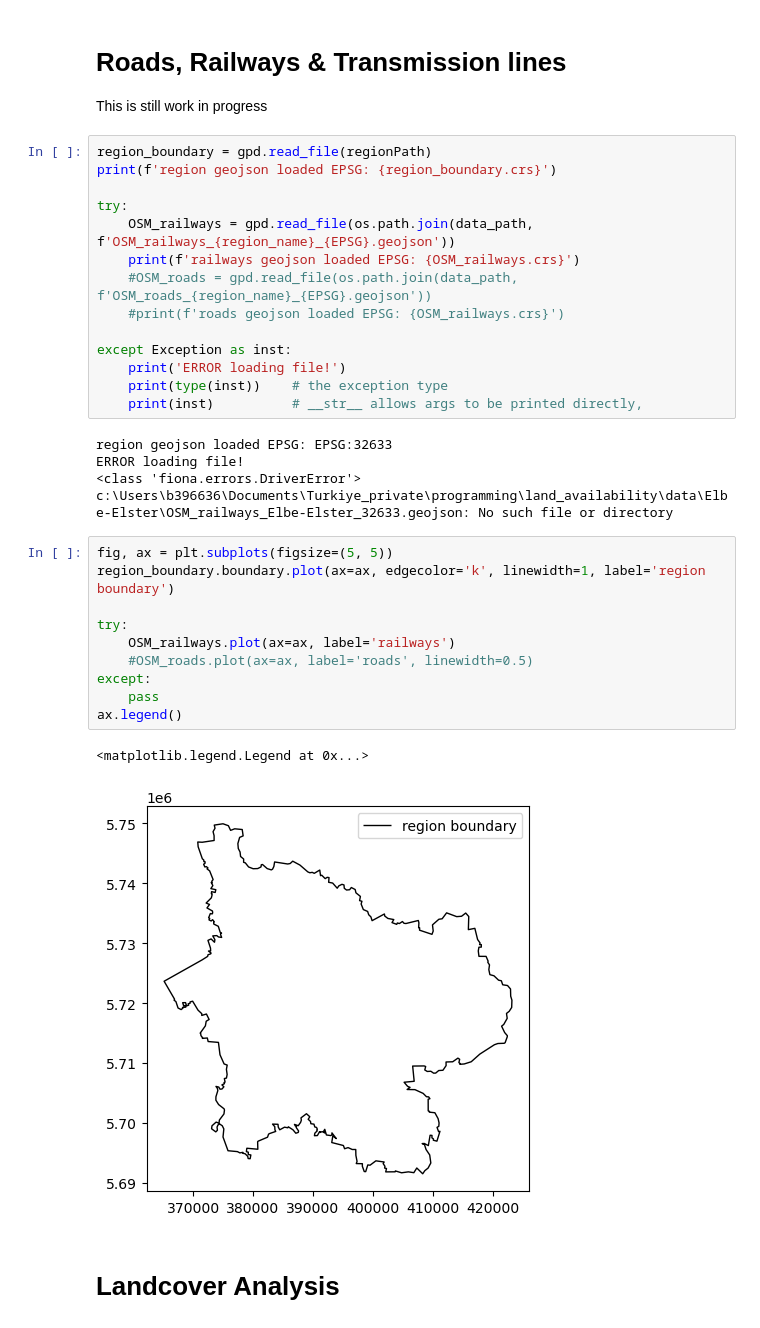
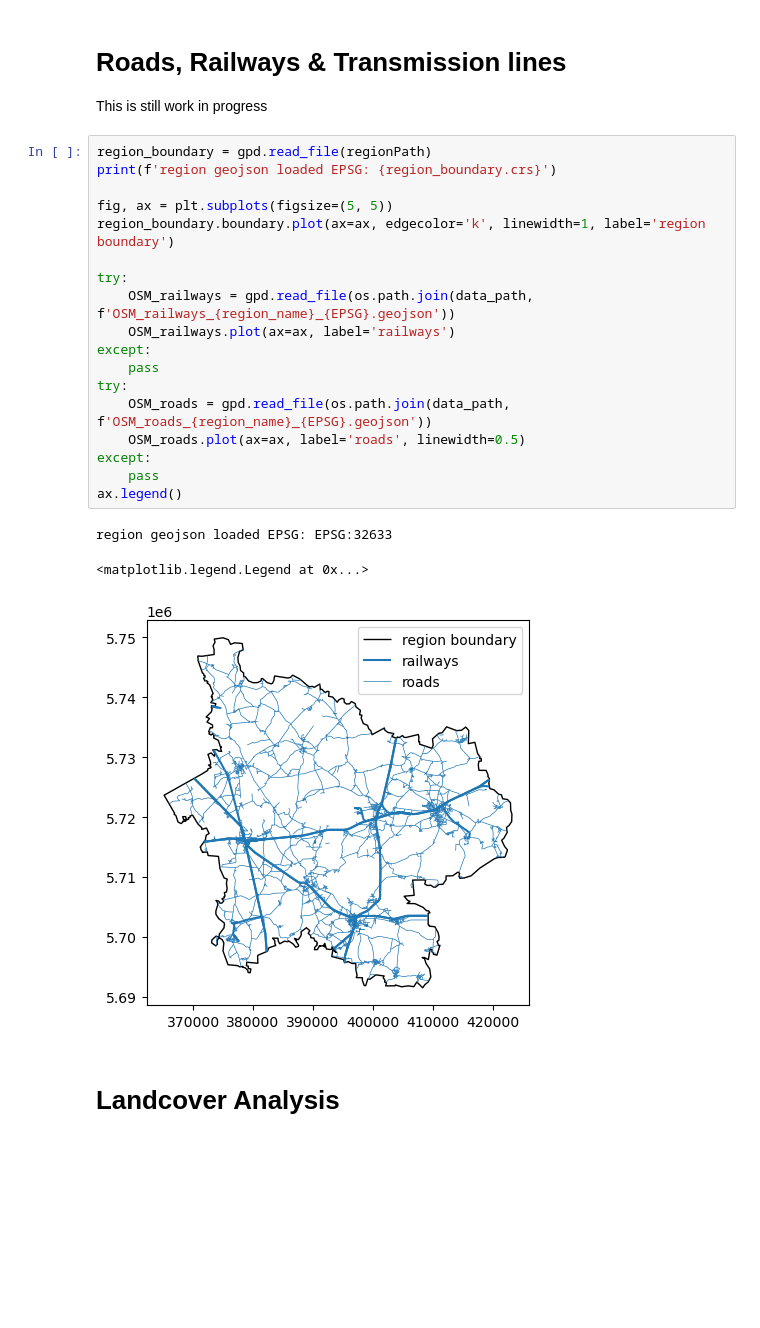
Before and after one commit to DEA-GE/LAVA_China, a Jupyter notebook: data_exploration.ipynb, the cells around one changed output. Saved outputs shown, nothing was run; the diff lists cells and outputs as text; blank space fills up the shorter version.

```diff
--- a/data_exploration.ipynb
+++ b/data_exploration.ipynb
@@ -46,35 +46,25 @@ This is still work in progress
 # %%
 region_boundary = gpd.read_file(regionPath)
 print(f'region geojson loaded EPSG: {region_boundary.crs}')
 
+fig, ax = plt.subplots(figsize=(5, 5))
+region_boundary.boundary.plot(ax=ax, edgecolor='k', linewidth=1, label='region boundary')
+
 try:
     OSM_railways = gpd.read_file(os.path.join(data_path, f'OSM_railways_{region_name}_{EPSG}.geojson'))
-    print(f'railways geojson loaded EPSG: {OSM_railways.crs}')
-    #OSM_roads = gpd.read_file(os.path.join(data_path, f'OSM_roads_{region_name}_{EPSG}.geojson'))
-    #print(f'roads geojson loaded EPSG: {OSM_railways.crs}')
-
-except Exception as inst:
-    print('ERROR loading file!')
-    print(type(inst))    # the exception type
-    print(inst)          # __str__ allows args to be printed directly,
+    OSM_railways.plot(ax=ax, label='railways')
+except:
+    pass
+try:
+    OSM_roads = gpd.read_file(os.path.join(data_path, f'OSM_roads_{region_name}_{EPSG}.geojson'))
+    OSM_roads.plot(ax=ax, label='roads', linewidth=0.5)
+except:
+    pass
+ax.legend()
 # %% [output]
 region geojson loaded EPSG: EPSG:32633
-ERROR loading file!
-<class 'fiona.errors.DriverError'>
-c:\Users\b396636\Documents\Turkiye_private\programming\land_availability\data\Elbe-Elster\OSM_railways_Elbe-Elster_32633.geojson: No such file or directory
+<matplotlib.legend.Legend at 0x...>
+[figure, added]
-# %%
-fig, ax = plt.subplots(figsize=(5, 5))
-region_boundary.boundary.plot(ax=ax, edgecolor='k', linewidth=1, label='region boundary')
-
-try:
-    OSM_railways.plot(ax=ax, label='railways')
-    #OSM_roads.plot(ax=ax, label='roads', linewidth=0.5)
-except:
-    pass
-ax.legend()
-# %% [output]
-<matplotlib.legend.Legend at 0x...>
-[figure, removed]
 # %% [markdown]
 # Landcover Analysis
 # %%
```
Also changed, not shown: parts of 3 cells of this notebook, 2 other files.
